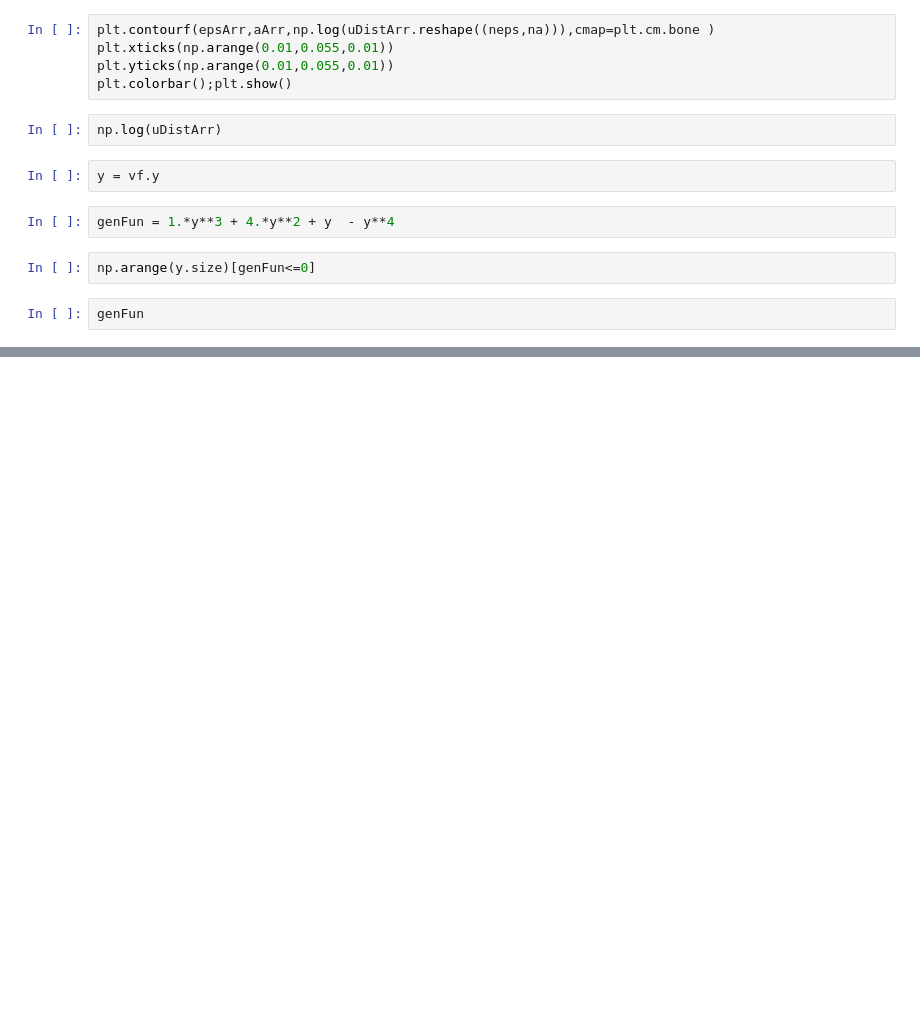
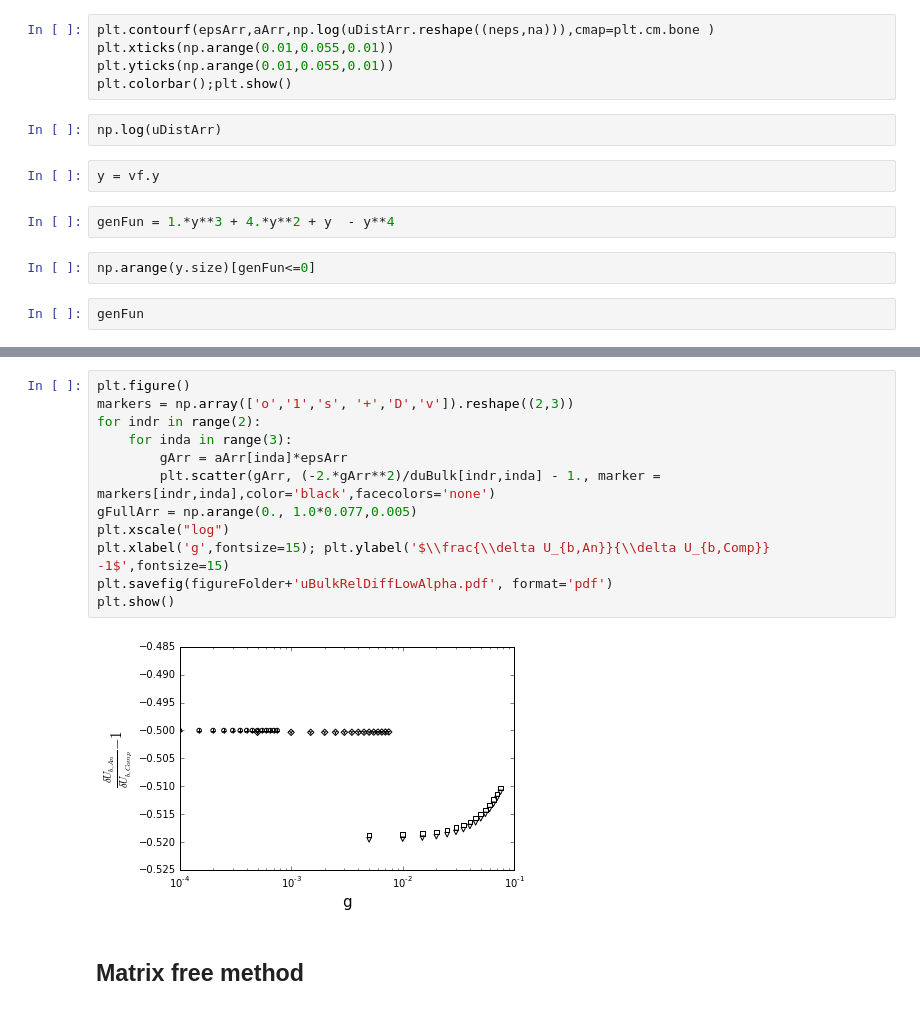
Before and after one commit to saba-vadarevu/Grooved-Channel-Flow, a Jupyter notebook: laminar.ipynb, the cells around one changed output, grey strips where cells are left out. Saved outputs shown, nothing was run; the diff lists cells and outputs as text; blank space fills up the shorter version.

```diff
--- a/laminar.ipynb
+++ b/laminar.ipynb
@@ -447,0 +529,16 @@ genFun
+# %%
+plt.figure()
+markers = np.array(['o','1','s', '+','D','v']).reshape((2,3))
+for indr in range(2):
+    for inda in range(3):
+        gArr = aArr[inda]*epsArr
+        plt.scatter(gArr, (-2.*gArr**2)/duBulk[indr,inda] - 1., marker = markers[indr,inda],color='black',facecolors='none')
+gFullArr = np.arange(0., 1.0*0.077,0.005)
+plt.xscale("log")
+plt.xlabel('g',fontsize=15); plt.ylabel('$\\frac{\\delta U_{b,An}}{\\delta U_{b,Comp}} -1$',fontsize=15)
+plt.savefig(figureFolder+'uBulkRelDiffLowAlpha.pdf', format='pdf')
+plt.show()
+# %% [output]
+[figure, added]
+# %% [markdown]
+## Matrix free method
```
Also changed, not shown: parts of 13 cells of this notebook, 7 other files.
